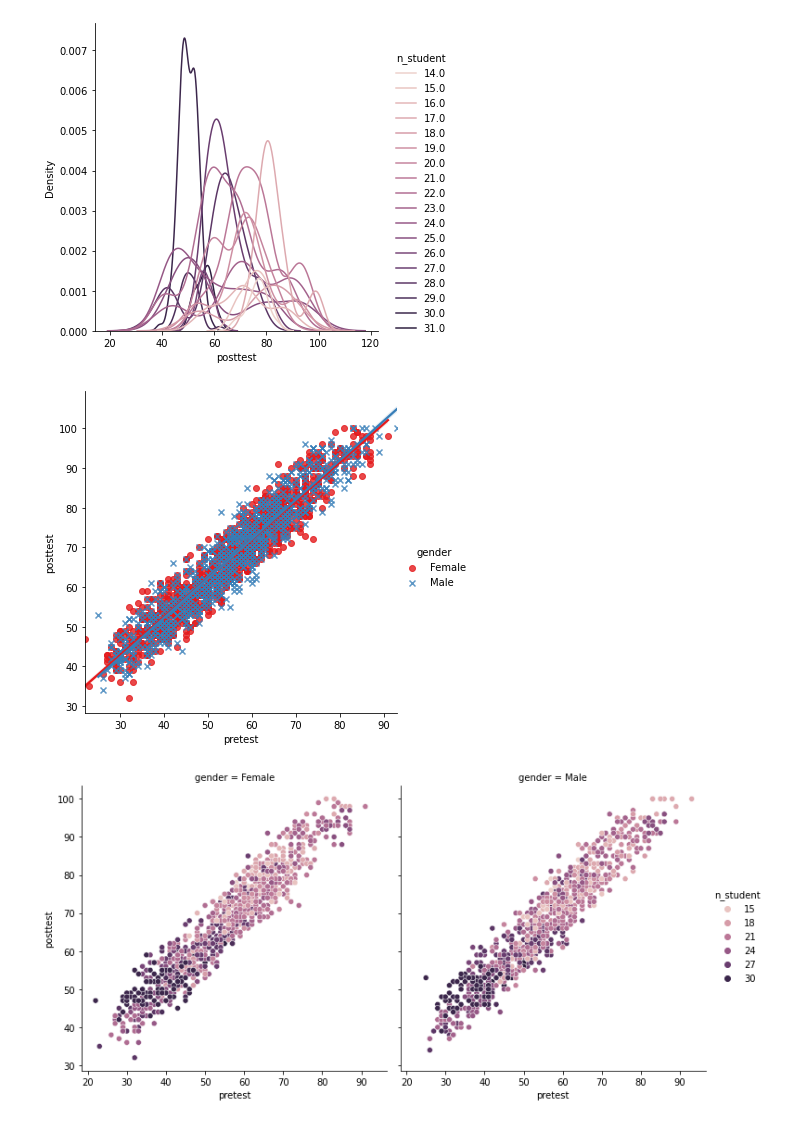
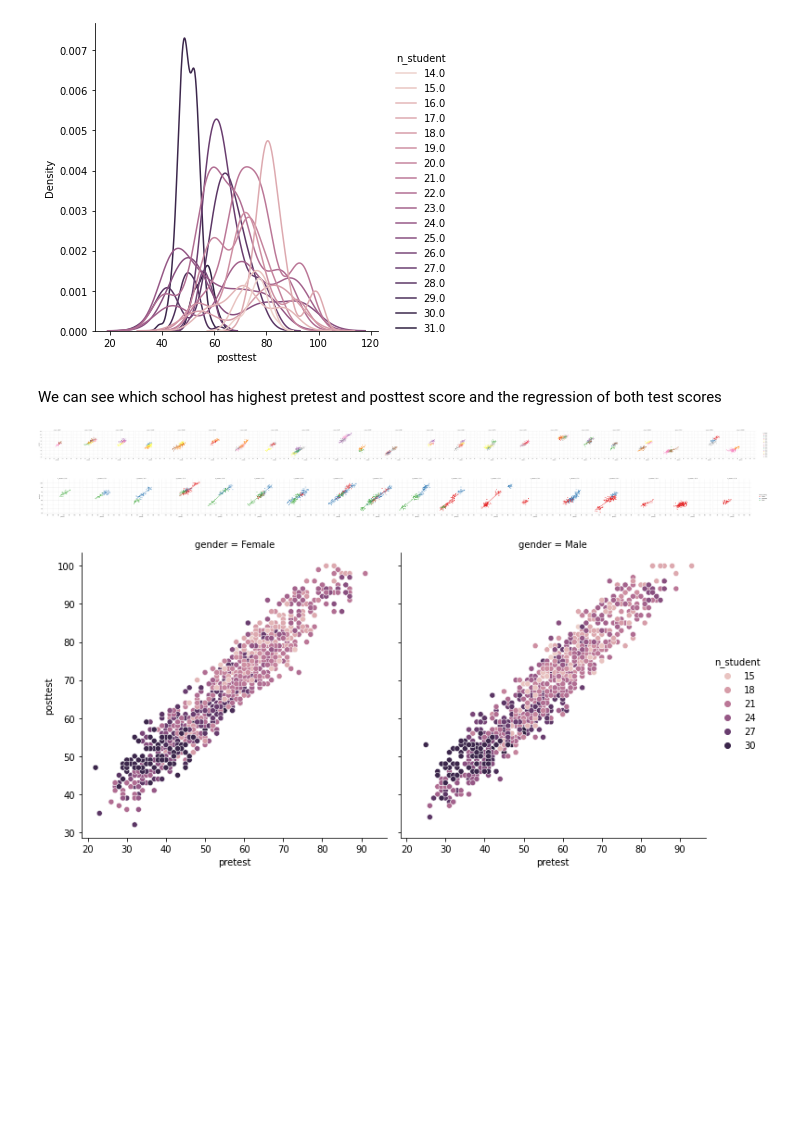
Before and after one commit to ram574/Galeto-Case-Study, a Jupyter notebook: test.ipynb, the cells around one changed output. Cells and saved outputs as stored; diff of their text form; code cells hidden in the pictures; blank space fills up the shorter version.

```diff
--- a/test.ipynb
+++ b/test.ipynb
@@ -240,10 +240,16 @@ sns.displot(df, x="posttest", hue="n_student", kind="kde")
 # %% [output]
 <seaborn.axisgrid.FacetGrid at 0x...>
 [figure]
+# %% [markdown]
+We can see which school has highest pretest and posttest score and the regression of both test scores
 # %%
-sns.lmplot(x="pretest", y="posttest", hue="gender", data=df,  markers=['o', 'x'], palette="Set1");
+sns.lmplot(x="pretest", y="posttest", hue="n_student", col="school", data=df, palette="Set1");
 # %% [output]
-[figure, old version]
+[figure, new version]
+# %%
+sns.lmplot(x="pretest", y="posttest", hue="school_setting", col="n_student", data=df, palette="Set1");
+# %% [output]
+[figure, added]
 # %%
 sns.relplot(x="pretest", y="posttest", hue="n_student", col="gender", data=df);
 # %% [output]
```
